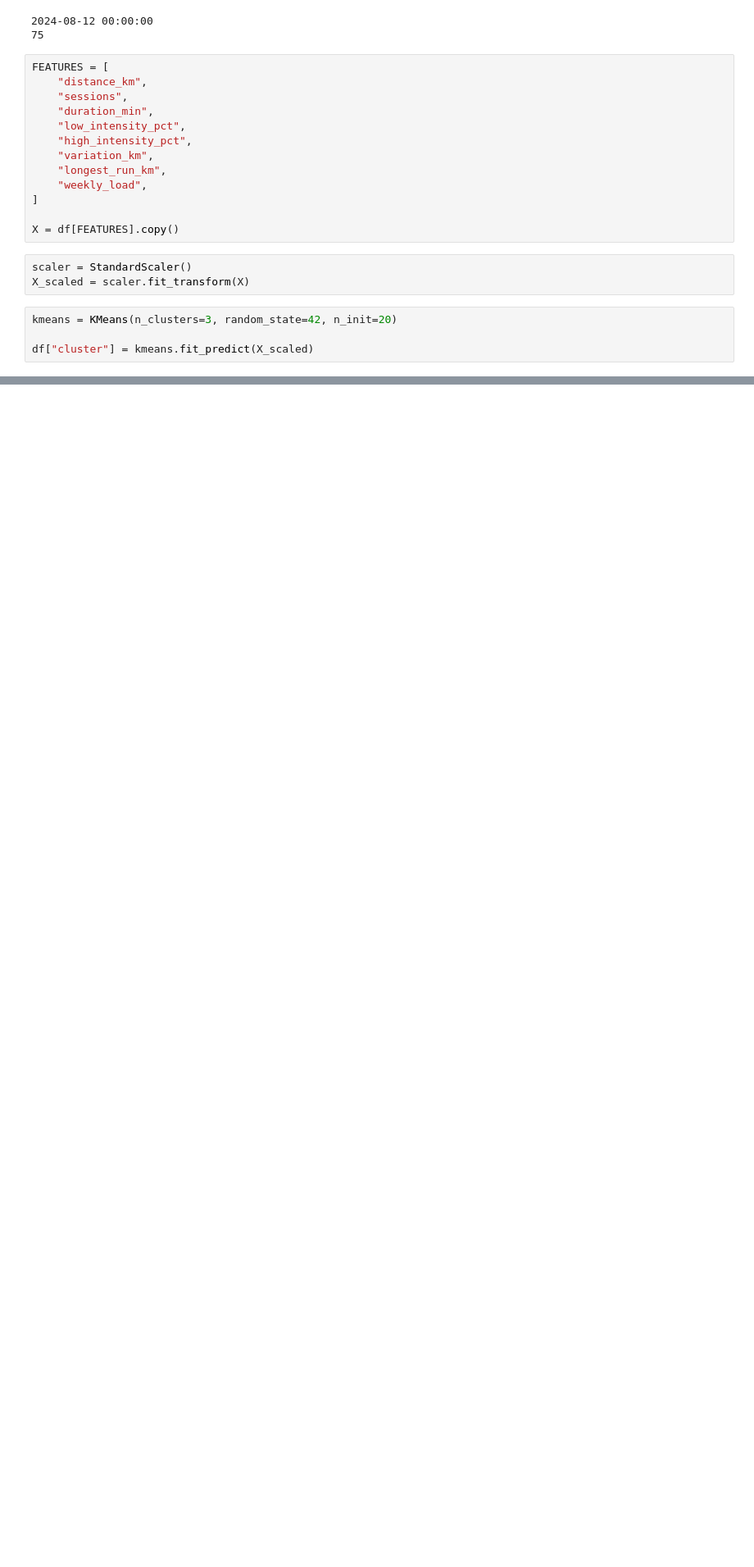
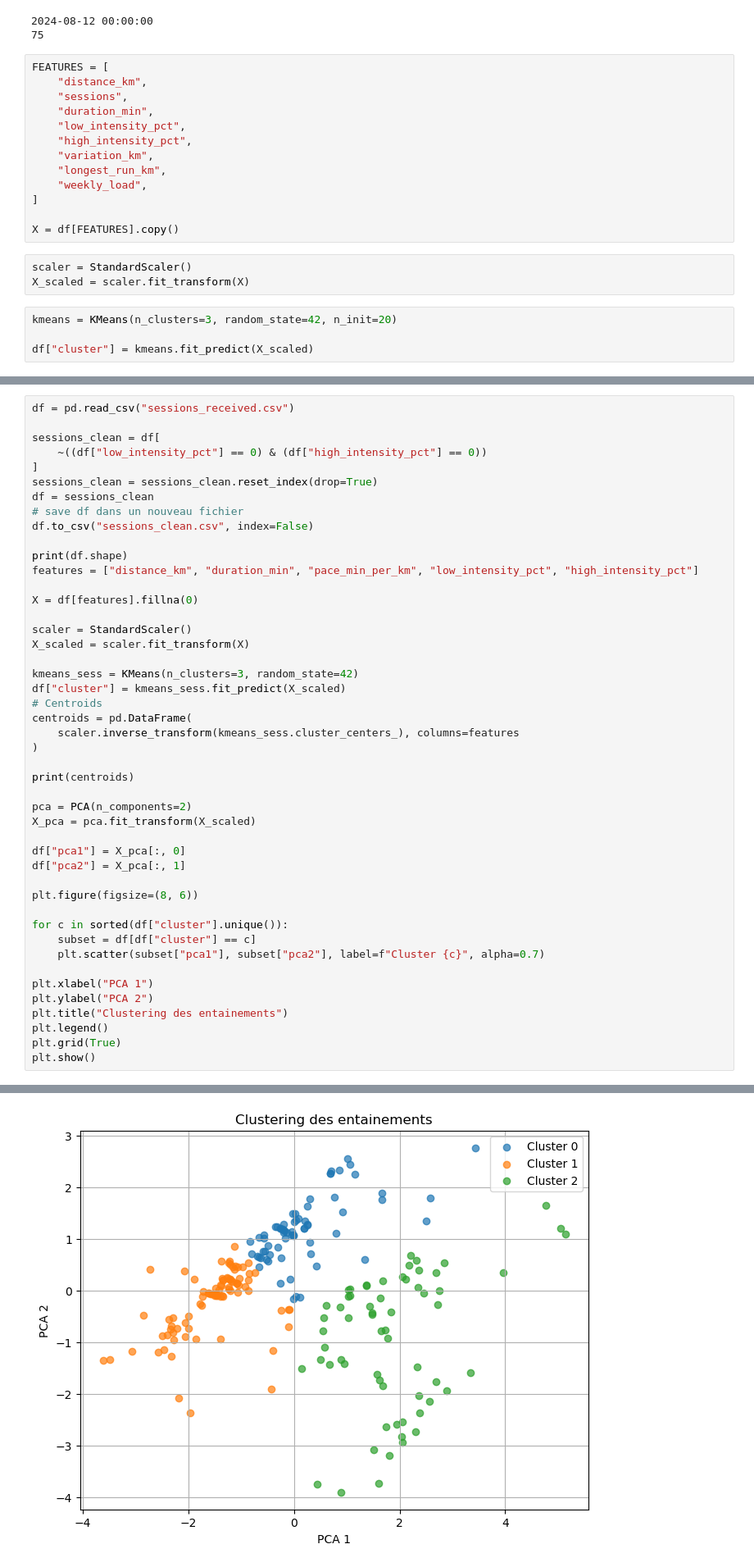
Before and after one commit to albanecoiffe/health-data-coach, a Jupyter notebook: HealthCoachBackend/notebook.ipynb, the cells around one changed output, grey strips where cells are left out. Shown at 82% size. Drawn from its saved outputs; the diff is of its cells as text; blank space fills up the shorter version.

```diff
--- a/HealthCoachBackend/notebook.ipynb
+++ b/HealthCoachBackend/notebook.ipynb
@@ -131,0 +148,47 @@ plt.show()
+# %%
+df = pd.read_csv("sessions_received.csv")
+
+sessions_clean = df[
+    ~((df["low_intensity_pct"] == 0) & (df["high_intensity_pct"] == 0))
+]
+sessions_clean = sessions_clean.reset_index(drop=True)
+df = sessions_clean
+# save df dans un nouveau fichier
+df.to_csv("sessions_clean.csv", index=False)
+
+print(df.shape)
+features = ["distance_km", "duration_min", "pace_min_per_km", "low_intensity_pct", "high_intensity_pct"]
+
+X = df[features].fillna(0)
+
+scaler = StandardScaler()
+X_scaled = scaler.fit_transform(X)
+
+kmeans_sess = KMeans(n_clusters=3, random_state=42)
+df["cluster"] = kmeans_sess.fit_predict(X_scaled)
+# Centroids
+centroids = pd.DataFrame(
+    scaler.inverse_transform(kmeans_sess.cluster_centers_), columns=features
+)
+
+print(centroids)
+
+pca = PCA(n_components=2)
+X_pca = pca.fit_transform(X_scaled)
+
+df["pca1"] = X_pca[:, 0]
+df["pca2"] = X_pca[:, 1]
+
+plt.figure(figsize=(8, 6))
+
+for c in sorted(df["cluster"].unique()):
+    subset = df[df["cluster"] == c]
+    plt.scatter(subset["pca1"], subset["pca2"], label=f"Cluster {c}", alpha=0.7)
+
+plt.xlabel("PCA 1")
+plt.ylabel("PCA 2")
+plt.title("Clustering des entainements")
+plt.legend()
+plt.grid(True)
+plt.show()
+# %% [output]
@@ -131,0 +205 @@ plt.show()
+[figure, added]
```
Also changed, not shown: parts of 18 cells of this notebook, 6 other files.
